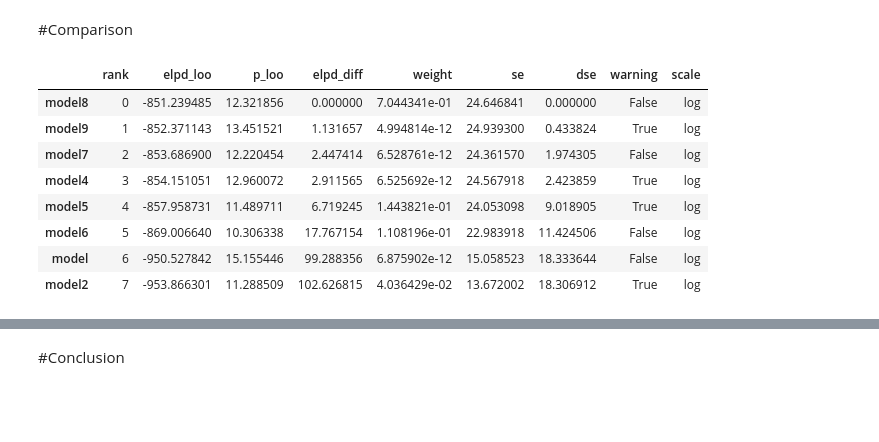
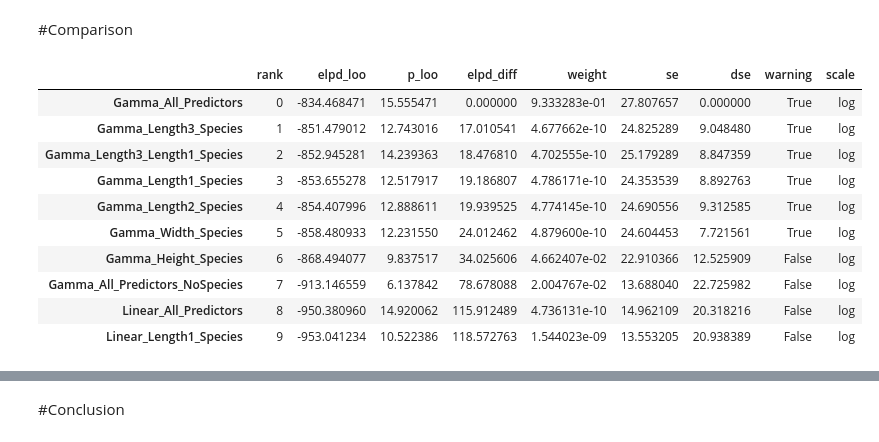
Before and after one commit to LuciusMelillo09/DataScience, a Jupyter notebook: Unit6/Luci_MeliUnit6Project.ipynb, the cells around one changed output, grey strips where cells are left out. Saved outputs shown, nothing was run; the diff lists cells and outputs as text; code cells hidden in the pictures; blank space fills up the shorter version.

```diff
--- a/Unit6/Luci_MeliUnit6Project.ipynb
+++ b/Unit6/Luci_MeliUnit6Project.ipynb
@@ -149,18 +179,32 @@ bmb.interpret.plot_predictions(model9, idata9, ["Length3","Species"], fig_kwargs
 # %% [markdown]
 #Comparison
-# %%
-cmp_df_bmb = az.compare( {"model":idata,"model2":idata2,"model4":idata4,"model5":idata5,"model6":idata6,"model7":idata7,"model8":idata8,"model9":idata9} )
-cmp_df_bmb
-# %% [output]
-|  | rank | elpd_loo | p_loo | elpd_diff | weight | se | dse | warning | scale |
-| model8 | 0 | -851.239485 | 12.321856 | 0.000000 | 7.044341e-01 | 24.646841 | 0.000000 | False | log |
-| model9 | 1 | -852.371143 | 13.451521 | 1.131657 | 4.994814e-12 | 24.939300 | 0.433824 | True | log |
-| model7 | 2 | -853.686900 | 12.220454 | 2.447414 | 6.528761e-12 | 24.361570 | 1.974305 | False | log |
-| model4 | 3 | -854.151051 | 12.960072 | 2.911565 | 6.525692e-12 | 24.567918 | 2.423859 | True | log |
-| model5 | 4 | -857.958731 | 11.489711 | 6.719245 | 1.443821e-01 | 24.053098 | 9.018905 | True | log |
-| model6 | 5 | -869.006640 | 10.306338 | 17.767154 | 1.108196e-01 | 22.983918 | 11.424506 | False | log |
-| model | 6 | -950.527842 | 15.155446 | 99.288356 | 6.875902e-12 | 15.058523 | 18.333644 | False | log |
-| model2 | 7 | -953.866301 | 11.288509 | 102.626815 | 4.036429e-02 | 13.672002 | 18.306912 | True | log |
+# %%
+model_dict = {
+    "Linear_All_Predictors": idata,
+    "Linear_Length1_Species": idata2,
+    "Gamma_All_Predictors": idata3,
+    "Gamma_All_Predictors_NoSpecies": idata0,
+    "Gamma_Length1_Species": idata4,
+    "Gamma_Width_Species": idata5,
+    "Gamma_Height_Species": idata6,
+    "Gamma_Length2_Species": idata7,
+    "Gamma_Length3_Species": idata8,
+    "Gamma_Length3_Length1_Species": idata9
+}
+cmp_df_bmb = az.compare(model_dict)
+cmp_df_bmb
+# %% [output]
+|  | rank | elpd_loo | p_loo | elpd_diff | weight | se | dse | warning | scale |
+| Gamma_All_Predictors | 0 | -834.468471 | 15.555471 | 0.000000 | 9.333283e-01 | 27.807657 | 0.000000 | True | log |
+| Gamma_Length3_Species | 1 | -851.479012 | 12.743016 | 17.010541 | 4.677662e-10 | 24.825289 | 9.048480 | True | log |
+| Gamma_Length3_Length1_Species | 2 | -852.945281 | 14.239363 | 18.476810 | 4.702555e-10 | 25.179289 | 8.847359 | True | log |
+| Gamma_Length1_Species | 3 | -853.655278 | 12.517917 | 19.186807 | 4.786171e-10 | 24.353539 | 8.892763 | True | log |
+| Gamma_Length2_Species | 4 | -854.407996 | 12.888611 | 19.939525 | 4.774145e-10 | 24.690556 | 9.312585 | True | log |
+| Gamma_Width_Species | 5 | -858.480933 | 12.231550 | 24.012462 | 4.879600e-10 | 24.604453 | 7.721561 | True | log |
+| Gamma_Height_Species | 6 | -868.494077 | 9.837517 | 34.025606 | 4.662407e-02 | 22.910366 | 12.525909 | False | log |
+| Gamma_All_Predictors_NoSpecies | 7 | -913.146559 | 6.137842 | 78.678088 | 2.004767e-02 | 13.688040 | 22.725982 | False | log |
+| Linear_All_Predictors | 8 | -950.380960 | 14.920062 | 115.912489 | 4.736131e-10 | 14.962109 | 20.318216 | False | log |
+| Linear_Length1_Species | 9 | -953.041234 | 10.522386 | 118.572763 | 1.544023e-09 | 13.553205 | 20.938389 | False | log |
 # %%
 az.plot_compare(cmp_df_bmb)
 # %% [output]
```
Also changed, not shown: parts of 14 cells of this notebook.
